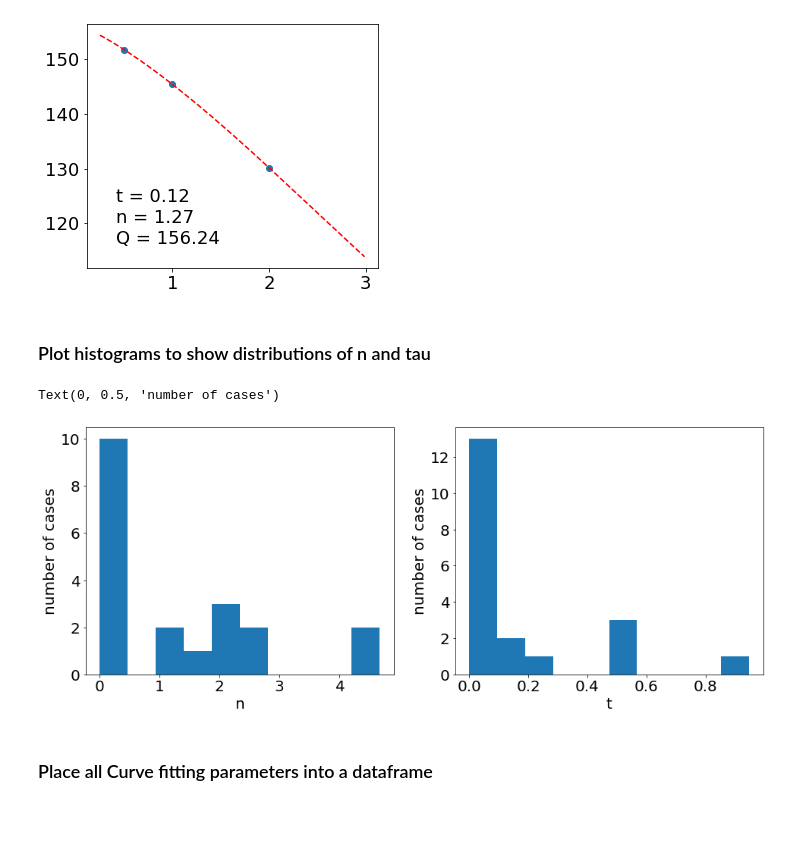
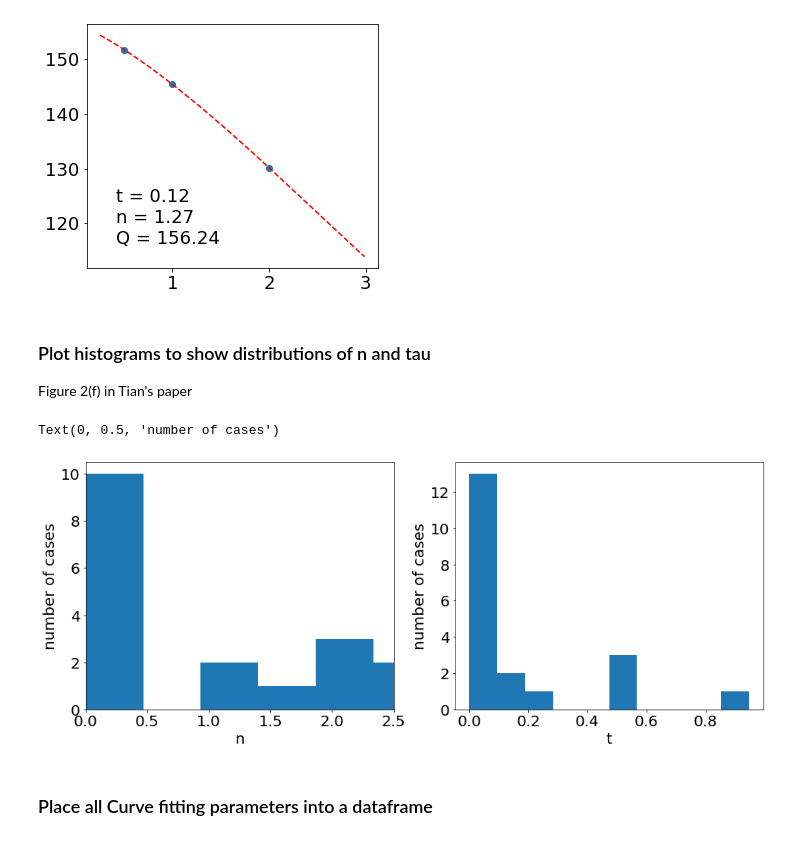
Before and after one commit to BatteryDesign/BatteryRateCap, a Jupyter notebook: Fitting_visualization.ipynb, the cells around one changed output. Drawn from its saved outputs; the diff is of its cells as text; code cells hidden in the pictures.

```diff
--- a/Fitting_visualization.ipynb
+++ b/Fitting_visualization.ipynb
@@ -199,20 +199,22 @@ print(std)
 [figure]
 # %% [markdown]
 ### Plot histograms to show distributions of n and tau
+Figure 2(f) in Tian's paper
 # %%
 matplotlib.rcParams.update({'font.size': 20})
 fig = plt.figure(figsize=(16,6))
 ax = fig.subplots(nrows=1,ncols=2)
 
 ax[0].hist(list_of_n)
 ax[0].set_xlabel('n')
+ax[0].set_xlim(0,2.5)
 ax[0].set_ylabel('number of cases')
 ax[1].hist(list_of_t)
 ax[1].set_xlabel('t')
 ax[1].set_ylabel('number of cases')
 # %% [output]
 Text(0, 0.5, 'number of cases')
-[figure, old version]
+[figure, new version]
 # %% [markdown]
 ### Place all Curve fitting parameters into a dataframe
 # %%
```
Also changed, not shown: parts of 25 cells of this notebook.
